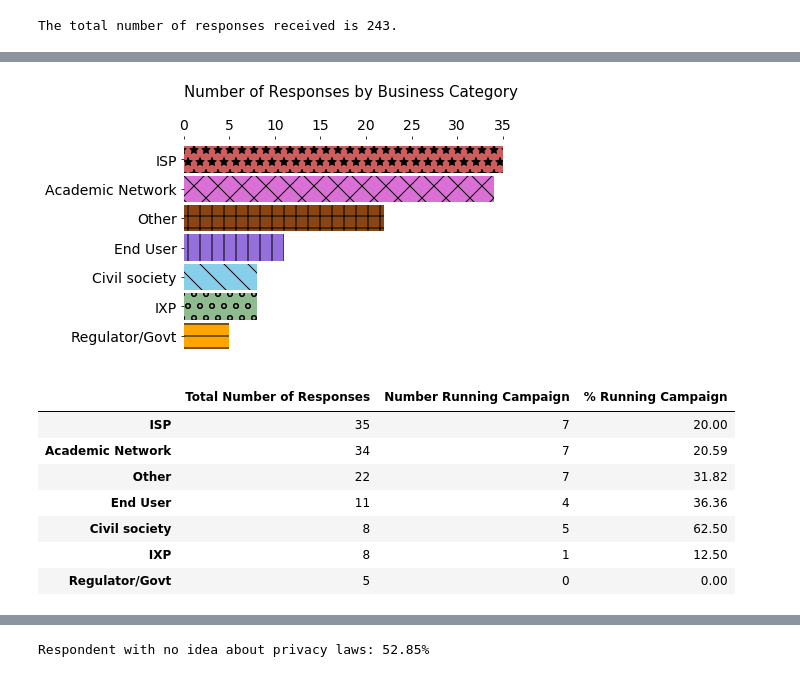
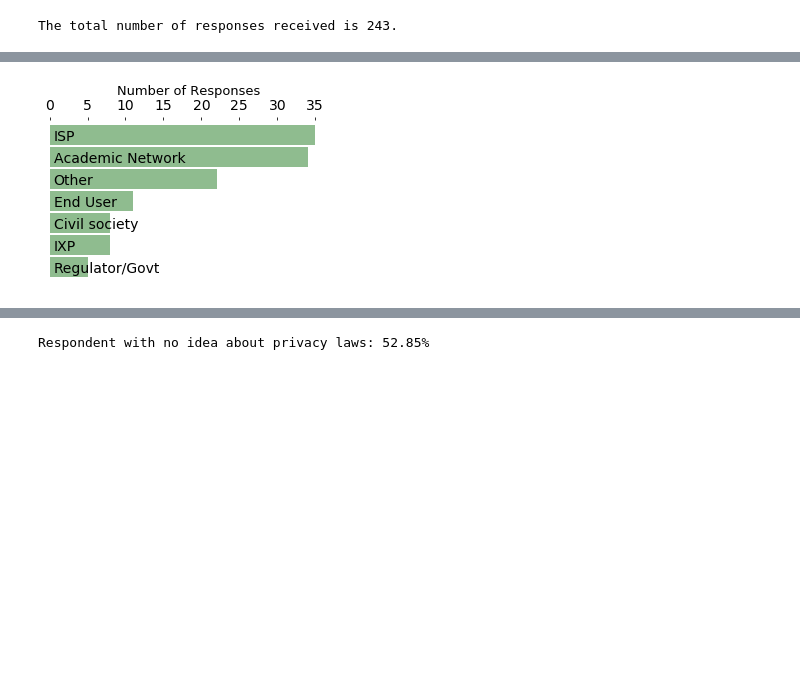
Before and after one commit to AFRINIC-Labs/Africa_Internet_Measurement_Survey, a Jupyter notebook: survey_analysis.ipynb, the cells around one changed output, grey strips where cells are left out. Saved outputs shown, nothing was run; the diff lists cells and outputs as text; code cells hidden in the pictures; blank space fills up the shorter version.

```diff
--- a/survey_analysis.ipynb
+++ b/survey_analysis.ipynb
@@ -32,10 +41,6 @@ print("Total Number of responses: {}".format(total_responses))
 print("Number of countries that responded: {}".format(len(df['Country'].value_counts())-1))#minus 1 of 'Other'
 print("Responses with no country specified: {}\n".format(len(df[df['Country'] == "Other"])))
 
-#Excluded entries
-#excluded_df = file[~file.index.isin(df.index)]
-#excluded_df.to_csv(r'excluded.csv')
-
 #Businesses that run measurement campaign
 runm = len(df[['Business Category', 'Campaign Run']][df['Campaign Run']=="Yes"])
 runperc = round(runm/len(df)*100, 2)
@@ -49,13 +54,15 @@ mdata = len(df[['Business Category', 'Businesses Collecting Data']][df['Business
 mdataper = round(mdata/len(df)*100, 2)
 print("Total number of businesses that collect some measurement data: {} or {}% of all responses"\
       .format(mdata, mdataper))
-#df['Business Category'].unique()
 
-#Creating list of business and saving in dictionary for later use
-list1 = list(file['Business Category'].unique())
-dic = {k: v for v, k in enumerate(list1)}\
-.fromkeys(list1, 0) #Create dictionary from the list, assign 0 as value of keys
-businessList = pd.DataFrame.from_dict(dic, orient='index', columns=['Campaign Run'])
+#Number of Response by category
+df1 = df.set_index('Business Category')
+count = {}
+for i in df1.index.unique().tolist():
+    name = str(i)
+    length = len(df1.loc[name])
+    count.update({name:length })
+count
 # %% [output]
 First Cleaning: Elimating responses with no single measurement answer
 Total Number of responses: 162
@@ -119,64 +86,40 @@ def group_business(busdf, colname):
 # %%
 #Number of responses by business category; and whether they run measurement campaign
 def measurement_campaign():
     runcamp = df[['Business Category', 'Campaign Run']][df['Campaign Run']=="Yes"]
     runcamp = runcamp.groupby('Business Category').agg({'Campaign Run': 'count'})
-    runcamp1 = pd.concat([runcamp, businessList], axis=0, join='inner')
-    runcamp1 = runcamp1.groupby(level=0).sum()
-    groupBus = group_business(runcamp1, 'Campaign Run')
-
-    runCount = group_business(df, 'Business Category')
-    final = pd.concat([runCount, groupBus], axis=1, join='outer')
+    responses = pd.Series(count)
+    final = pd.concat([responses,runcamp], axis=1, join='outer')
     final.fillna(0, inplace=True)
     final['Campaign Run'] = final['Campaign Run'].astype(int)
-    final['% Running Campaign'] = round((final['Campaign Run']/final['Business Category'])*100, 2)
+    final.rename(columns={final.columns[0]: 'Total Number of Responses',
+                 'Campaign Run':'Number Running Campaign'}, inplace=True)
+    final = final.sort_values(by = ['Total Number of Responses'], ascending=False)
+    final['% Running Campaign'] = round((final['Number Running Campaign'\
+                                              ]/final['Total Number of Responses'])*100, 2)
 
-    final.rename(columns={'Business Category': 'Total Number of Responses',
-                          'Campaign Run':'Number Running Campaign'}, inplace=True)
-    final = final.sort_values(by = ['Total Number of Responses'], ascending=False)
-    final.rename(index={'End-user (Home/Mobile broadband)':'End User',
-                     'Internet Service Provider (ISP)':'ISP',
-                     'Internet eXchange Point (IXP)':'IXP',
-                     'Academic Institution': 'Academic Network',
-                     'Regulator/Government Agency':'Regulator/Govt'},inplace=True)
     final_plot = final['Total Number of Responses']
     final_plot = final_plot.iloc[::-1] #Reversing the index to have the higher values on top
-    '''fig, ax = plt.subplots(figsize=(6,3))
-    patterns = [ 'o' , '\\' , '|' , '-' , '+' , 'x']
-    color=['orange', 'darkseagreen', 'skyblue', 'mediumpurple', 'saddlebrown', 'orchid']
 
-    bars = ax.barh(*zip(*final.items()), .89, color=color)
-    for bar, pattern in zip(bars, patterns):
-        bar.set_hatch(pattern)    '''
+    ax = final_plot.plot(kind='barh', width=.9, figsize=(5,3), color='darkseagreen')
+    bars = ax.patches
 
-    patterns = ['-', 'o' , '\\' , '|' , '+' , 'x', '*']
-    color=['orange', 'darkseagreen', 'skyblue', 'mediumpurple', 'saddlebrown', 'orchid', 'indianred']
-
-    ax = final_plot.plot(kind='barh', width=.9, figsize=(6,4), color=color)
-    bars = ax.patches
-    for bar, pattern in zip(bars, patterns):
-        bar.set_hatch(pattern)
     for spine in ax.spines:
         ax.spines[spine].set_visible(False)
     ax.tick_params(axis = 'both', which = 'major', labelsize = 14)
-    ax.set_xlabel('Number of Responses by Business Category\n', fontdict={'fontsize': 15})
-    ax.set_xticks([0,5,10,15,20,25,30,35])
+    ax.yaxis.tick_right()
+    ax.tick_params(axis="y", which='major', length=0)
+    ax.tick_params(axis="y",direction="in", pad=-275)
     ax.xaxis.tick_top()
     ax.xaxis.set_label_position('top')
+    ax.set_xlabel('Number of Responses', fontdict={'fontsize': 13})
+    ax.set_xticks([0,5,10,15,20,25,30,35])
     plt.savefig('figures/network_responses.pdf', bbox_inches = 'tight')
     plt.show()
-    return final
+    return
 measurement_campaign()
 # %% [output]
-[figure, old version]
+[figure, new version]
-|  | Total Number of Responses | Number Running Campaign | % Running Campaign |
-| ISP | 35 | 7 | 20.00 |
-| Academic Network | 34 | 7 | 20.59 |
-| Other | 22 | 7 | 31.82 |
-| End User | 11 | 4 | 36.36 |
-| Civil society | 8 | 5 | 62.50 |
-| IXP | 8 | 1 | 12.50 |
-| Regulator/Govt | 5 | 0 | 0.00 |
 # %%
 #Whether a business category has run some measurement or not
 def measurement_data():
```
Also changed, not shown: parts of 14 cells of this notebook.
